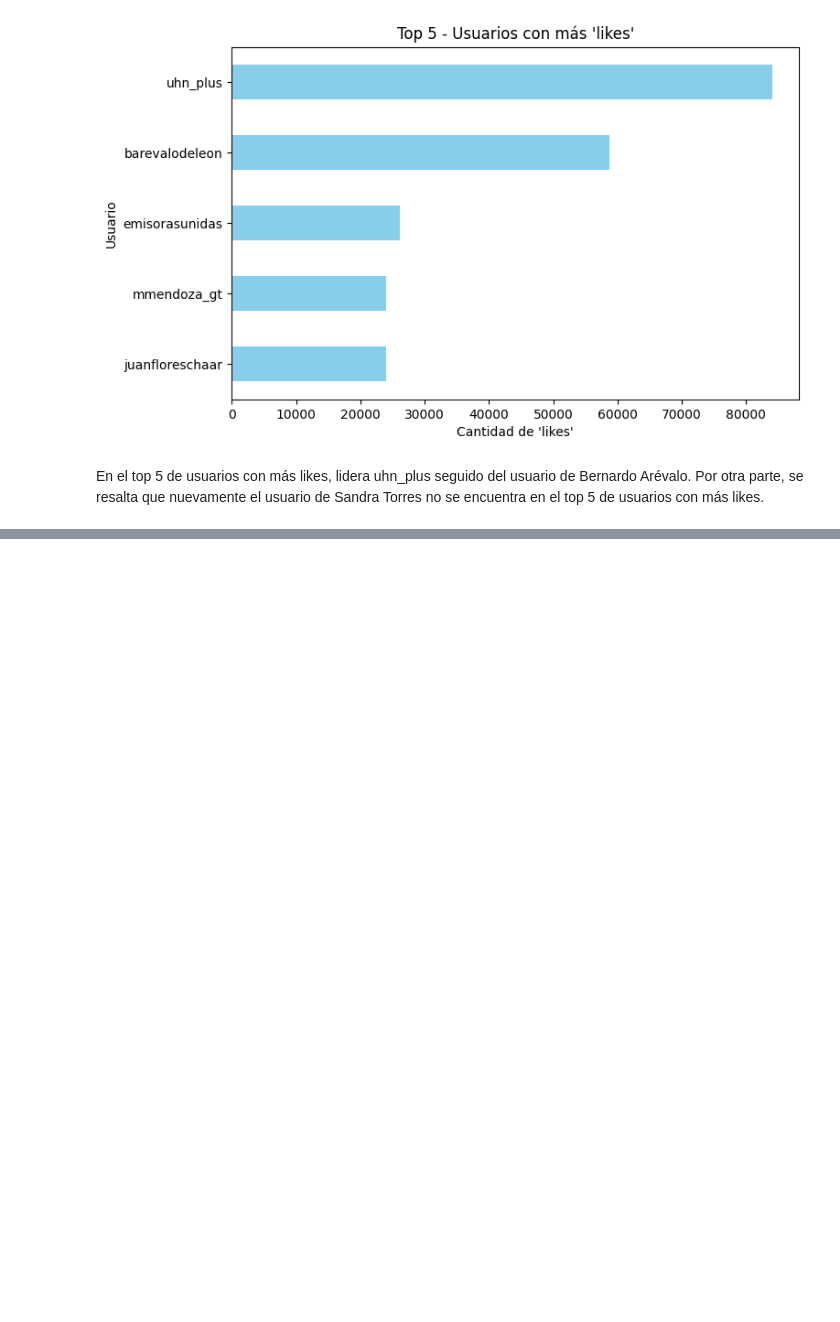
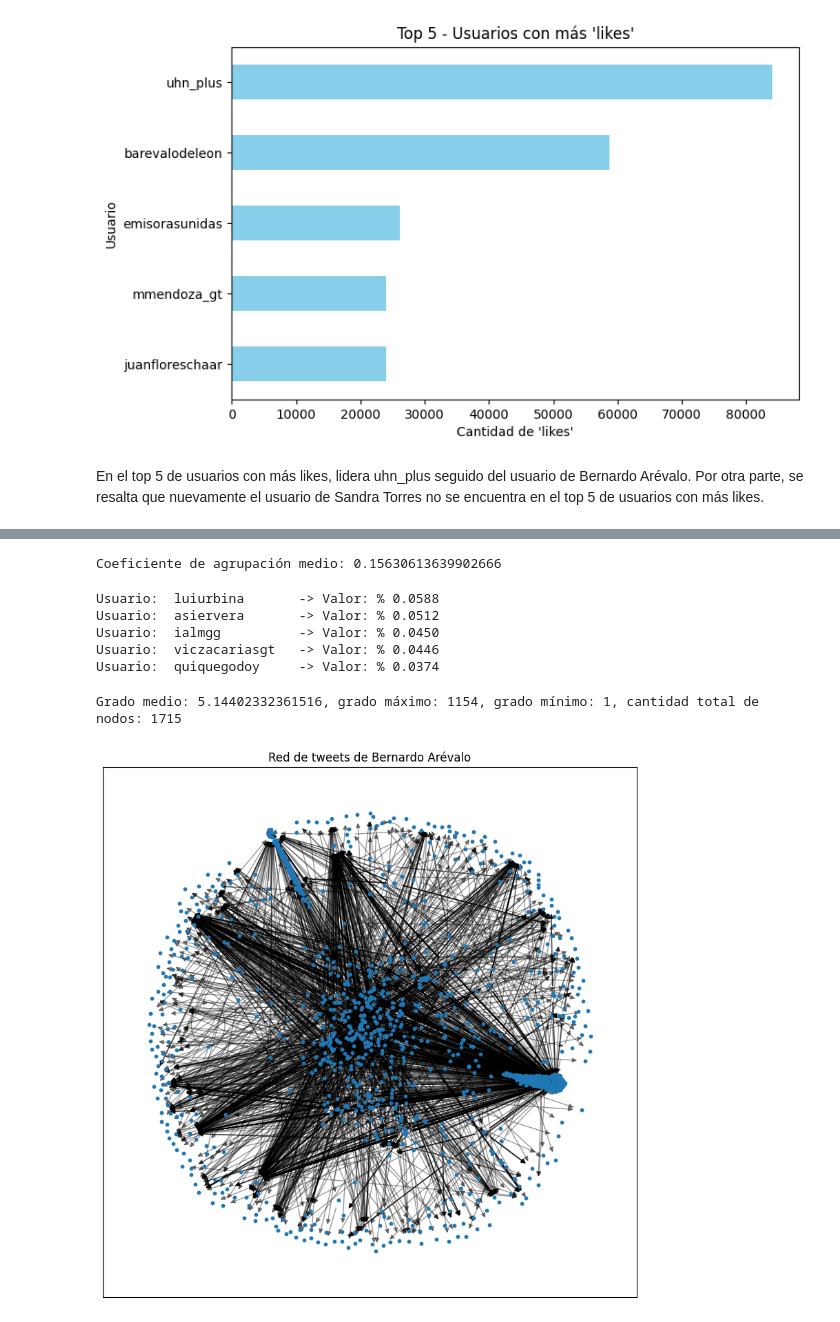
Before and after one commit to guillermoSb/datascience_laboratorio6, a Jupyter notebook: Problema2.ipynb, the cells around one changed output, grey strips where cells are left out. Cells and saved outputs as stored; diff of their text form; code cells hidden in the pictures; blank space fills up the shorter version.

Commit message:
Avance en red - Bernardo Arévalo

```diff
--- a/Problema2.ipynb
+++ b/Problema2.ipynb
@@ -313,0 +302,43 @@ df_bernardo.head()
+# %%
+
+# Generando grafo de tweets de Bernardo Arévalo
+Graph_Bernardo = nx.DiGraph()
+
+# Agregando nodos
+for index, row in df_bernardo.iterrows():
+    for target in (mentioned_users:= row['mentioned_usernames']):
+        Graph_Bernardo.add_edge(row['tweet_username'], target)
+# %%
+clustering_vals_b = nx.clustering(Graph_Bernardo)
+print(f"Coeficiente de agrupación medio: {sum(clustering_vals_b.values()) / len(clustering_vals_b)}")
+# %% [output]
+Coeficiente de agrupación medio: 0.15630613639902666
+# %%
+betweenness_bernardo = nx.betweenness_centrality(Graph_Bernardo)
+top_bridge_nodes_b = sorted(betweenness_bernardo, key=betweenness_bernardo.get, reverse=True)
+top_5_between_b = [betweenness_bernardo[node] for node in top_bridge_nodes_b[:5]]
+
+for node in top_bridge_nodes_b[:5]:
+    print(f"Usuario:  {node :15} -> Valor: % {betweenness_bernardo[node]*100 :.4f}")
+# %% [output]
+Usuario:  luiurbina       -> Valor: % 0.0588
+Usuario:  asiervera       -> Valor: % 0.0512
+Usuario:  ialmgg          -> Valor: % 0.0450
+Usuario:  viczacariasgt   -> Valor: % 0.0446
+Usuario:  quiquegodoy     -> Valor: % 0.0374
+# %%
+degree_vals_graph_b = [degree for n, degree in Graph_Bernardo.degree()]
+avg_b = sum(degree_vals_graph_b) / len(degree_vals_graph_b)
+
+print(f"Grado medio: {avg_b}, grado máximo: {max(degree_vals_graph_b)}, grado mínimo: {min(degree_vals_graph_b)}, cantidad total de nodos: {len(degree_vals_graph_b)}")
+# %% [output]
+Grado medio: 5.14402332361516, grado máximo: 1154, grado mínimo: 1, cantidad total de nodos: 1715
+# %%
+plt.figure(figsize=(10, 10))
+pos = nx.spring_layout(Graph_Bernardo)
+nx.draw_networkx_nodes(Graph_Bernardo, pos, node_size=10)
+nx.draw_networkx_edges(Graph_Bernardo, pos, alpha=0.4)
+plt.title("Red de tweets de Bernardo Arévalo")
+plt.show()
+# %% [output]
+[figure, added]
```
Also changed, not shown: parts of 2 cells of this notebook.
